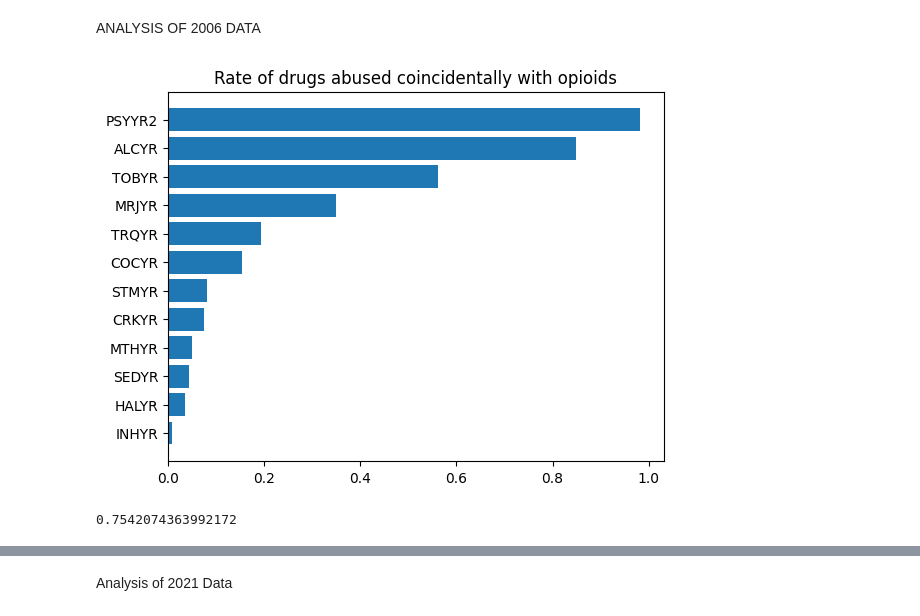
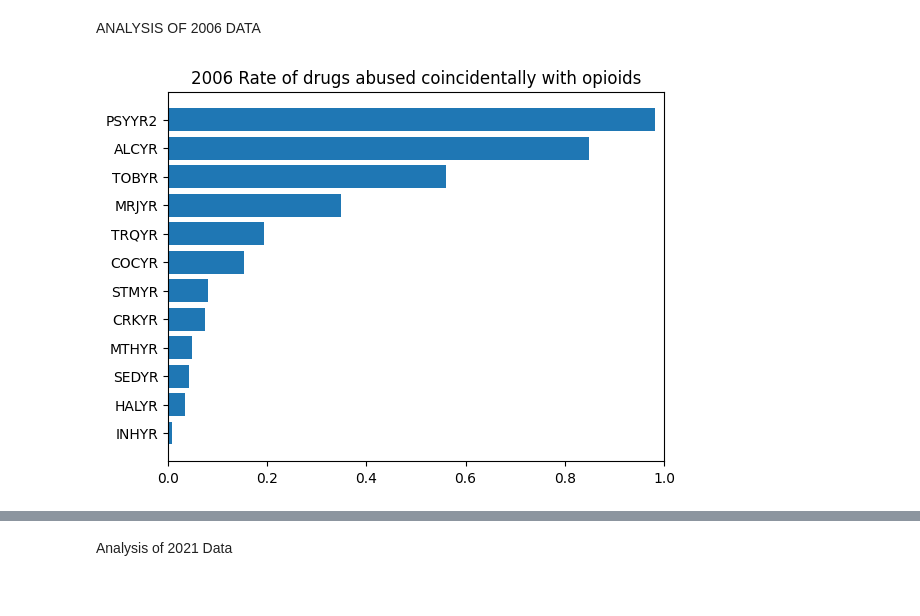
Before and after one commit to HotelTango314/dsa5900, a Jupyter notebook: NSDUH_Explore.ipynb, the cells around one changed output, grey strips where cells are left out. Saved outputs shown, nothing was run; the diff lists cells and outputs as text; code cells hidden in the pictures.

```diff
--- a/NSDUH_Explore.ipynb
+++ b/NSDUH_Explore.ipynb
@@ -80,12 +80,8 @@ pct_drug_coinc_2006 = [
 # %%
 plt.barh(list(np.array(drug_use2006)[np.argsort(pct_drug_coinc_2006)]),
          list(np.array(pct_drug_coinc_2006)[np.argsort(pct_drug_coinc_2006)]))
+plt.xlim([0,1])
 plt.title("2006 Rate of drugs abused coincidentally with opioids")
 plt.show()
 # %% [output]
-[figure, old version]
+[figure, new version]
-# %%
-#make chart showing drug use of overall 35-49y/o population
-len(six_otherdrug[six_otherdrug["ALCYR"]==1])/six_pop_size
-# %% [output]
-0.7542074363992172
```
Also changed, not shown: parts of 5 cells of this notebook.
